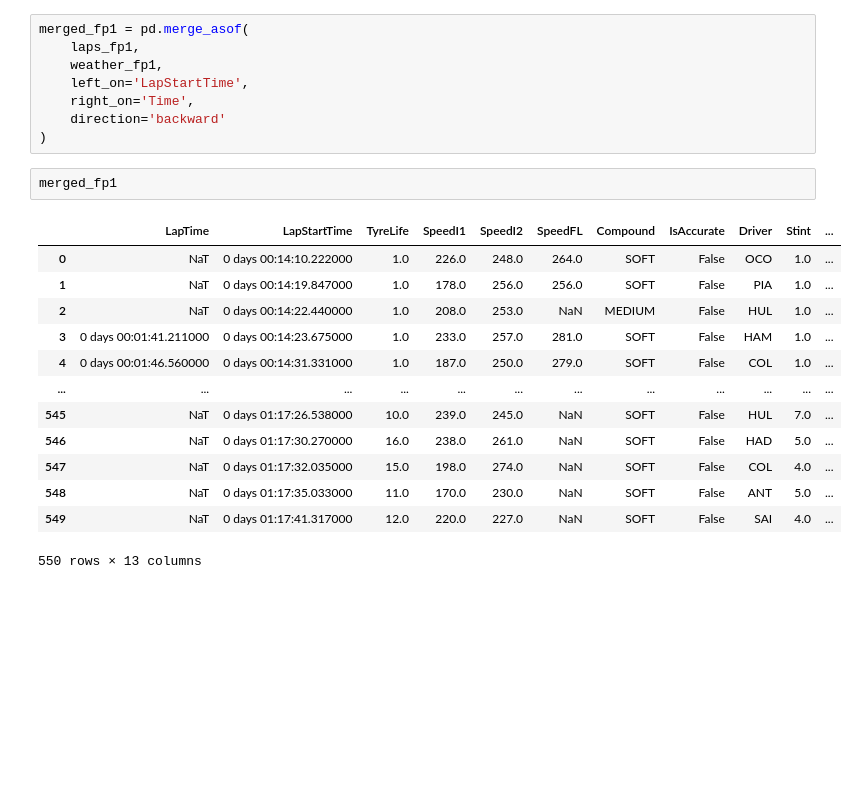
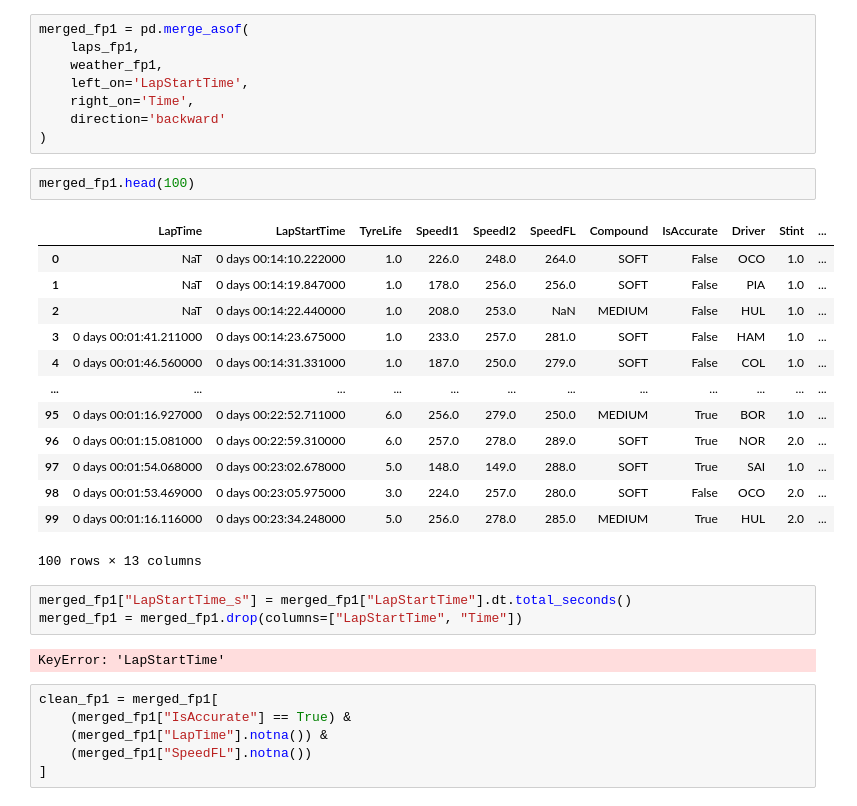
Before and after one commit to ipolishc22/f1-podium-predictor, a Jupyter notebook: notebooks/canada_2025_eda.ipynb, the cells around one changed output. Cells and saved outputs as stored; diff of their text form; blank space fills up the shorter version.

```diff
--- a/notebooks/canada_2025_eda.ipynb
+++ b/notebooks/canada_2025_eda.ipynb
@@ -107,18 +108,29 @@ merged_fp1 = pd.merge_asof(
     direction='backward'
 )
 # %%
-merged_fp1
+merged_fp1.head(100)
 # %% [output]
 |  | LapTime | LapStartTime | TyreLife | SpeedI1 | SpeedI2 | SpeedFL | Compound | IsAccurate | Driver | Stint | ... |
 | 0 | NaT | 0 days 00:14:10.222000 | 1.0 | 226.0 | 248.0 | 264.0 | SOFT | False | OCO | 1.0 | ... |
 | 1 | NaT | 0 days 00:14:19.847000 | 1.0 | 178.0 | 256.0 | 256.0 | SOFT | False | PIA | 1.0 | ... |
 | 2 | NaT | 0 days 00:14:22.440000 | 1.0 | 208.0 | 253.0 | NaN | MEDIUM | False | HUL | 1.0 | ... |
 | 3 | 0 days 00:01:41.211000 | 0 days 00:14:23.675000 | 1.0 | 233.0 | 257.0 | 281.0 | SOFT | False | HAM | 1.0 | ... |
 | 4 | 0 days 00:01:46.560000 | 0 days 00:14:31.331000 | 1.0 | 187.0 | 250.0 | 279.0 | SOFT | False | COL | 1.0 | ... |
 | ... | ... | ... | ... | ... | ... | ... | ... | ... | ... | ... | ... |
-| 545 | NaT | 0 days 01:17:26.538000 | 10.0 | 239.0 | 245.0 | NaN | SOFT | False | HUL | 7.0 | ... |
-| 546 | NaT | 0 days 01:17:30.270000 | 16.0 | 238.0 | 261.0 | NaN | SOFT | False | HAD | 5.0 | ... |
-| 547 | NaT | 0 days 01:17:32.035000 | 15.0 | 198.0 | 274.0 | NaN | SOFT | False | COL | 4.0 | ... |
-| 548 | NaT | 0 days 01:17:35.033000 | 11.0 | 170.0 | 230.0 | NaN | SOFT | False | ANT | 5.0 | ... |
-| 549 | NaT | 0 days 01:17:41.317000 | 12.0 | 220.0 | 227.0 | NaN | SOFT | False | SAI | 4.0 | ... |
+| 95 | 0 days 00:01:16.927000 | 0 days 00:22:52.711000 | 6.0 | 256.0 | 279.0 | 250.0 | MEDIUM | True | BOR | 1.0 | ... |
+| 96 | 0 days 00:01:15.081000 | 0 days 00:22:59.310000 | 6.0 | 257.0 | 278.0 | 289.0 | SOFT | True | NOR | 2.0 | ... |
+| 97 | 0 days 00:01:54.068000 | 0 days 00:23:02.678000 | 5.0 | 148.0 | 149.0 | 288.0 | SOFT | True | SAI | 1.0 | ... |
+| 98 | 0 days 00:01:53.469000 | 0 days 00:23:05.975000 | 3.0 | 224.0 | 257.0 | 280.0 | SOFT | False | OCO | 2.0 | ... |
+| 99 | 0 days 00:01:16.116000 | 0 days 00:23:34.248000 | 5.0 | 256.0 | 278.0 | 285.0 | MEDIUM | True | HUL | 2.0 | ... |
-550 rows × 13 columns
+100 rows × 13 columns
+# %%
+merged_fp1["LapStartTime_s"] = merged_fp1["LapStartTime"].dt.total_seconds()
+merged_fp1 = merged_fp1.drop(columns=["LapStartTime", "Time"])
+# %% [output]
+KeyError: 'LapStartTime'
+# %%
+clean_fp1 = merged_fp1[
+    (merged_fp1["IsAccurate"] == True) &
+    (merged_fp1["LapTime"].notna()) &
+    (merged_fp1["SpeedFL"].notna())
+]
```
Also changed, not shown: parts of 13 cells of this notebook.
